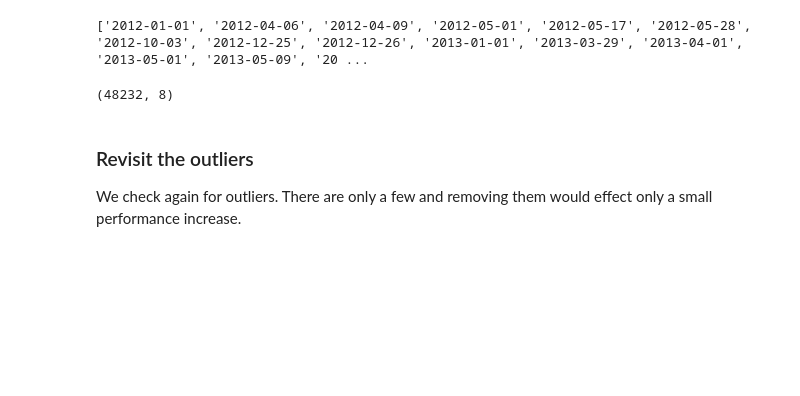
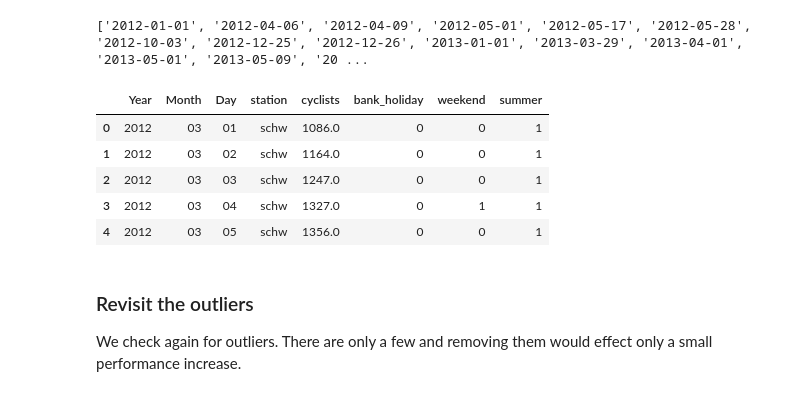
Before and after one commit to phisinger/BerlinBikeCount, a Jupyter notebook: src/Forecasting.ipynb, the cells around one changed output. Cells and saved outputs as stored; diff of their text form; code cells hidden in the pictures; blank space fills up the shorter version.

```diff
--- a/src/Forecasting.ipynb
+++ b/src/Forecasting.ipynb
@@ -185,9 +185,14 @@ data_mean = data_mean\
     .groupby(by=["Year", "Month", "Day", "station"], as_index=False)\
     .agg({'cyclists': 'sum', 'bank_holiday': get_first, 'weekend': get_first, 'summer': get_first})
 # %%
-data_mean.shape
+data_mean.head()
 # %% [output]
-(48232, 8)
+|  | Year | Month | Day | station | cyclists | bank_holiday | weekend | summer |
+| 0 | 2012 | 03 | 01 | schw | 1086.0 | 0 | 0 | 1 |
+| 1 | 2012 | 03 | 02 | schw | 1164.0 | 0 | 0 | 1 |
+| 2 | 2012 | 03 | 03 | schw | 1247.0 | 0 | 0 | 1 |
+| 3 | 2012 | 03 | 04 | schw | 1327.0 | 0 | 1 | 1 |
+| 4 | 2012 | 03 | 05 | schw | 1356.0 | 0 | 0 | 1 |
 # %% [markdown]
 ### Revisit the outliers
 We check again for outliers. There are only a few and removing them would effect only a small performance increase.
```
Also changed, not shown: parts of 15 cells of this notebook.
